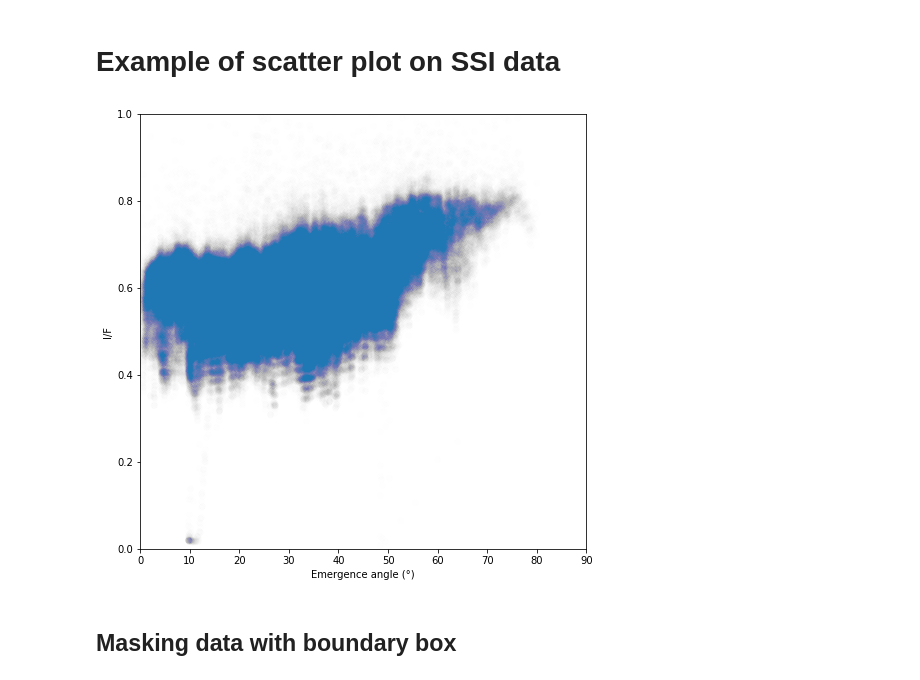
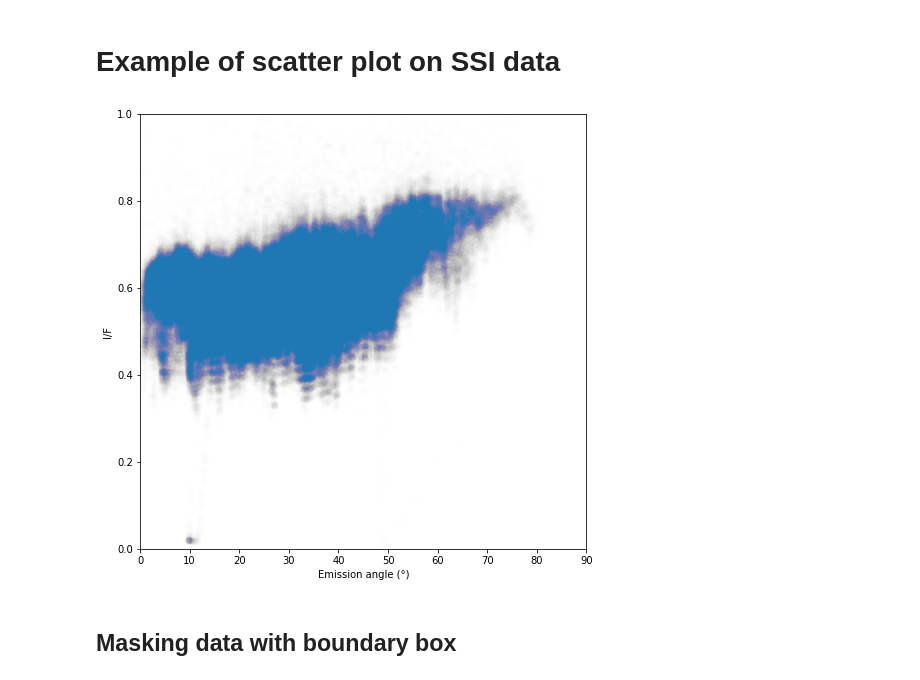
Before and after one commit to seignovert/galileo-ssi, a Jupyter notebook: notebooks/SSI_plot.ipynb, the cells around one changed output. Drawn from its saved outputs; the diff is of its cells as text; code cells hidden in the pictures.

Commit message:
Update notebook for emission angle change

```diff
--- a/notebooks/SSI_plot.ipynb
+++ b/notebooks/SSI_plot.ipynb
@@ -12,15 +12,15 @@ img = SSI('5126r_cal.pho.cub')
 # %%
 plt.figure(figsize=(8, 8))
 
-plt.scatter(img.eme, img.data, alpha=.002)
+plt.scatter(img.emi, img.data, alpha=.002)
 
 plt.ylim(0, 1)
 plt.xlim(0, 90)
 
 plt.ylabel('I/F')
-plt.xlabel('Emergence angle (°)');
+plt.xlabel('Emission angle (°)');
 # %% [output]
-[figure, old version]
+[figure, new version]
 # %% [markdown]
 ## Masking data with boundary box
 # %%
```
Also changed, not shown: parts of 6 cells of this notebook, 1 other file.
